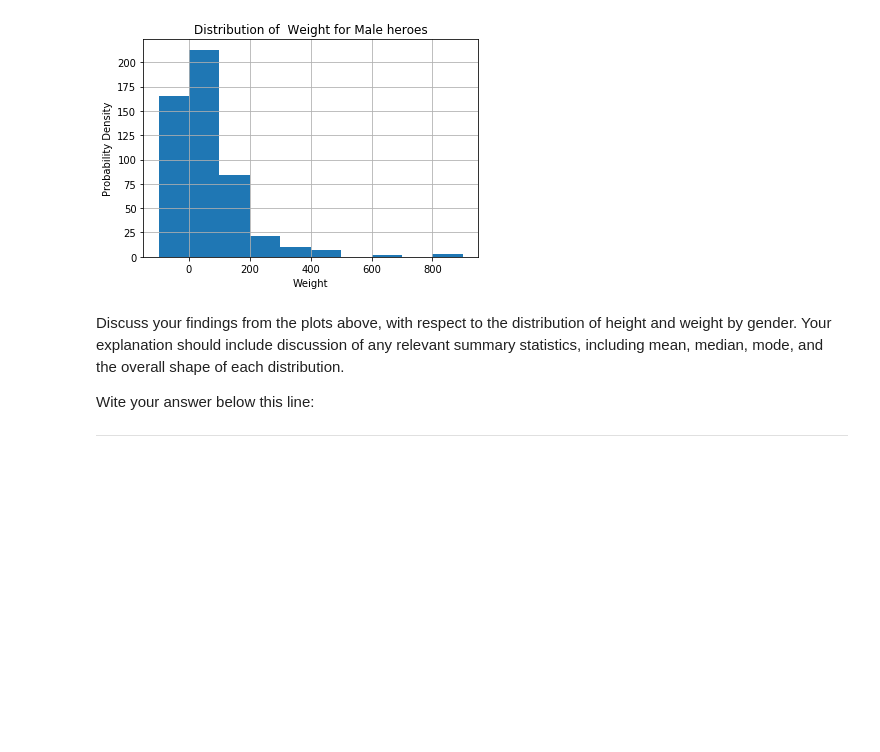
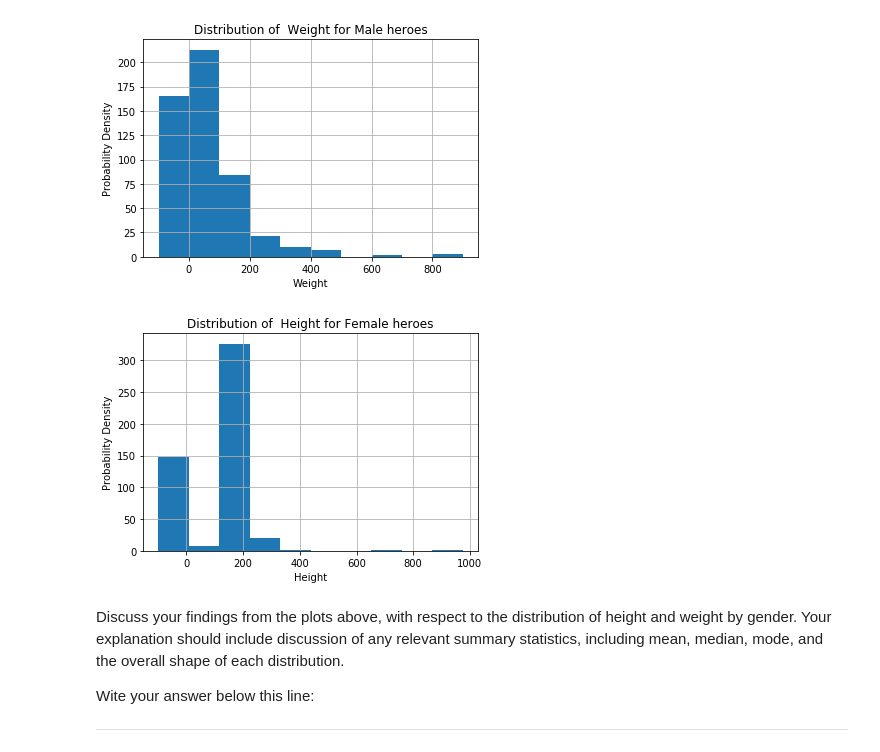
Before and after one commit to lnhdn/dsc-data-cleaning-project-nyc-ds-career-042219, a Jupyter notebook: index.ipynb, the cells around one changed output. Saved outputs shown, nothing was run; the diff lists cells and outputs as text; code cells hidden in the pictures; blank space fills up the shorter version.

```diff
--- a/index.ipynb
+++ b/index.ipynb
@@ -307,6 +307,8 @@ show_distplot(male_heroes_df, 'Male', 'Weight')
 [figure]
 # %%
 # Female Height
-show_distplot(male_heroes_df, 'ale', 'Height')
+show_distplot(male_heroes_df, 'Female', 'Height')
+# %% [output]
+[figure, added]
 # %%
 # Female Weight
```
Also changed, not shown: parts of 1 cell of this notebook.
